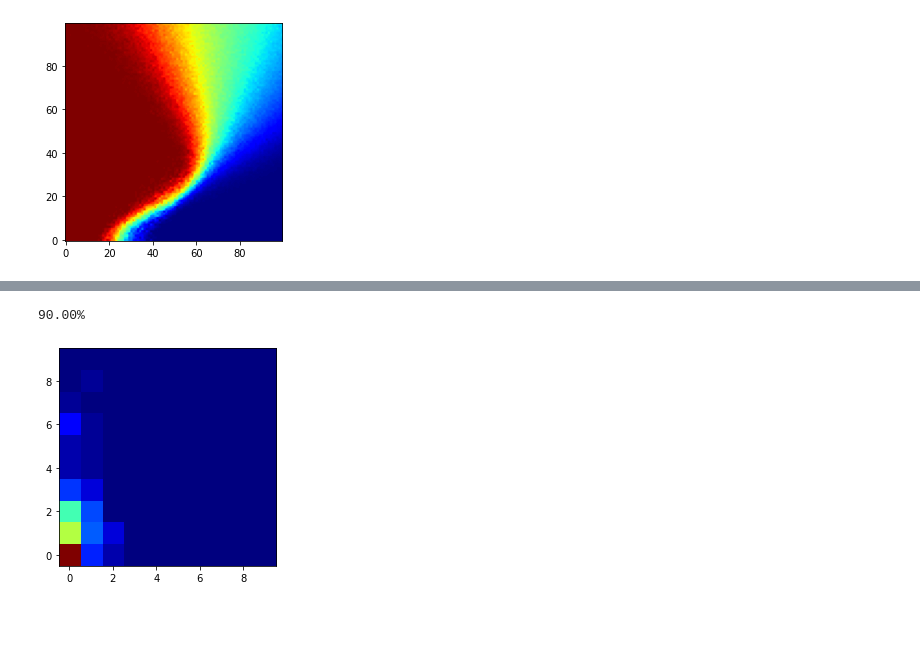
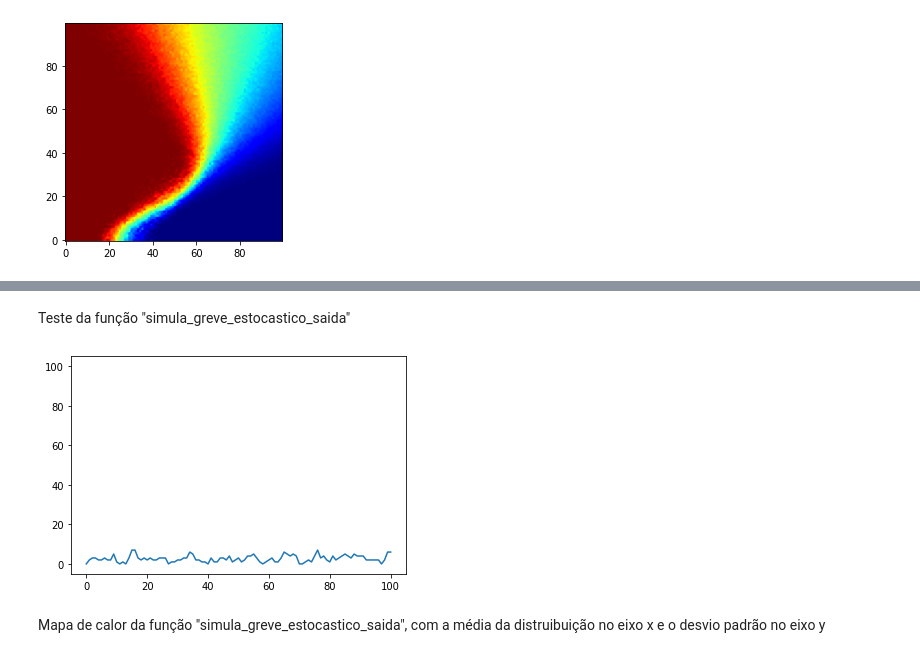
Before and after one commit to AlantheBenign/Critical-mass-model-for-social-dynamic, a Jupyter notebook: Modelo de limiares estocásticos.ipynb, the cells around one changed output, grey strips where cells are left out. Drawn from its saved outputs; the diff is of its cells as text; code cells hidden in the pictures; blank space fills up the shorter version.

```diff
--- a/Modelo de limiares estocásticos.ipynb
+++ b/Modelo de limiares estocásticos.ipynb
@@ -251,15 +260,38 @@ plt.show()
+# %% [markdown]
+Teste da função "simula_greve_estocastico_saida"
+# %%
+N = 100
+media = 30
+desvio_padrao = 12
+
+agentes = lim.cria_agentes(N,media,desvio_padrao)
+
+passos_temporais = 100
+
+(progressao, tamanho_final) = lim.simula_greve_estocastico_saida(agentes, passos_temporais)
+
+plt.figure()
+plt.plot(progressao)
+plt.ylim(-5,105)
+plt.show()
+# %% [output]
+[figure, added]
+# %% [markdown]
+Mapa de calor da função "simula_greve_estocastico_saida", com a média da distruibuição no eixo x e o desvio padrão no eixo y
 # %%
 N = 100
-medias_amostra = np.arange(0,10)
-desvios_padroes = np.arange(0,10) # desvios padrões da distribuição normal (de 0 até 99 de 1 em 1)
-simulacoes = 100                    # número de simulações por valor de desvio padrão
+media_max = 100
+desvio_max = 100
+medias_amostra = np.arange(0,media_max)
+desvios_padroes = np.arange(0,desvio_max) # desvios padrões da distribuição normal (de 0 até 99 de 1 em 1)
+simulacoes = 100                           # número de simulações por valor de desvio padrão
 passos_temporais = 100
 
-mapa = np.zeros((10,10))
+mapa = np.zeros((media_max,desvio_max))
 
 for k in medias_amostra:
     clear_output(wait=True)
-    print(str("%.2f" % (k*10)+"%"), end="\n")
+    print(str("%.2f" % (k/media_max * 100)+"%"), end="\n")
 
     for i in desvios_padroes:
         media_tamanhos = 0
@@ -276,6 +308,3 @@ plt.figure()
 plt.imshow(mapa, origin="lower",cmap="jet")
 #plt.savefig("Média e Desvio Padrão - Estocástico_2_100simulacoes")
 plt.show()
-# %% [output]
-90.00%
-[figure, removed]
```
Also changed, not shown: parts of 18 cells of this notebook, 6 other files.
